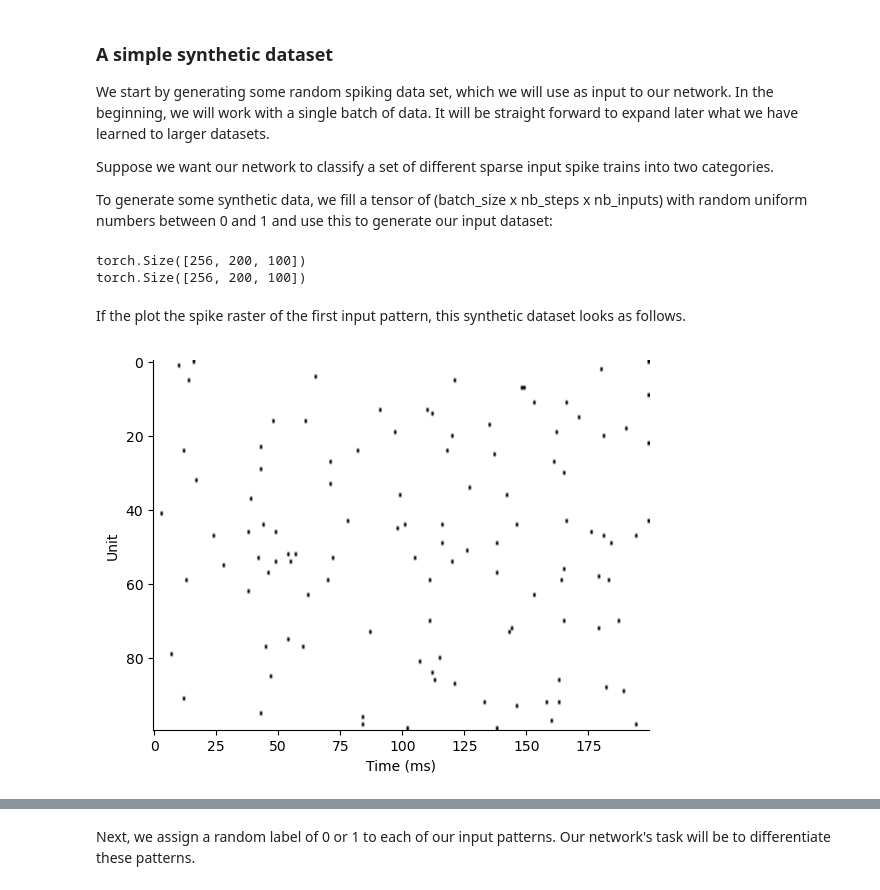
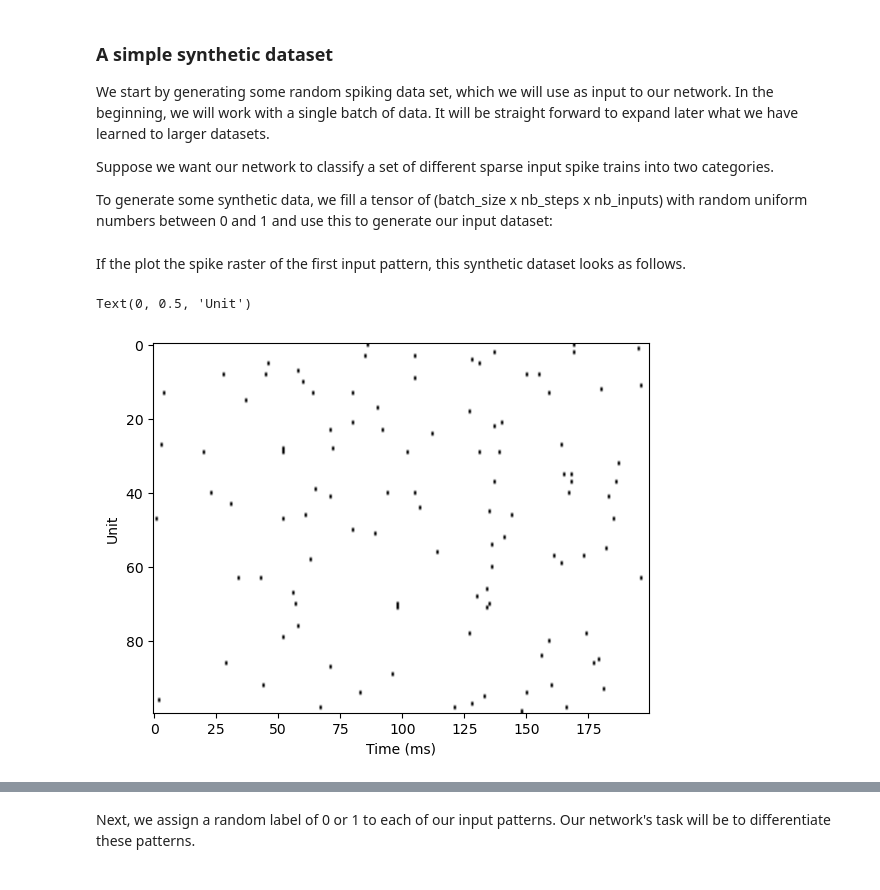
Before and after one commit to JoshuaSin4/Senior-Thesis, a Jupyter notebook: notebooks/SpyTorchTutorial1.ipynb, the cells around one changed output, grey strips where cells are left out. Saved outputs shown, nothing was run; the diff lists cells and outputs as text; code cells hidden in the pictures.

Commit message:
Changing SpyTorchTutorial1

```diff
--- a/notebooks/SpyTorchTutorial1.ipynb
+++ b/notebooks/SpyTorchTutorial1.ipynb
@@ -105,16 +105,10 @@ x_data[mask<prob] = 1.0
-# %%
-print(mask.shape)
-print(x_data.shape)
-# %% [output]
-torch.Size([256, 200, 100])
-torch.Size([256, 200, 100])
 # %% [markdown]
 If the plot the spike raster of the first input pattern, this synthetic dataset looks as follows.
 # %%
 data_id = 0
-plt.imshow(x_data[data_id].cpu().t(), cmap=plt.cm.gray_r, aspect="auto")
+plt.imshow(x_data[data_id].cpu().t(), cmap=plt.cm.gray_r, aspect="auto") #plotting a 2d matrix
 plt.xlabel("Time (ms)")
 plt.ylabel("Unit")
-sns.despine()
 # %% [output]
+Text(0, 0.5, 'Unit')
-[figure, old version]
+[figure, new version]
```
Also changed, not shown: parts of 23 cells of this notebook.
